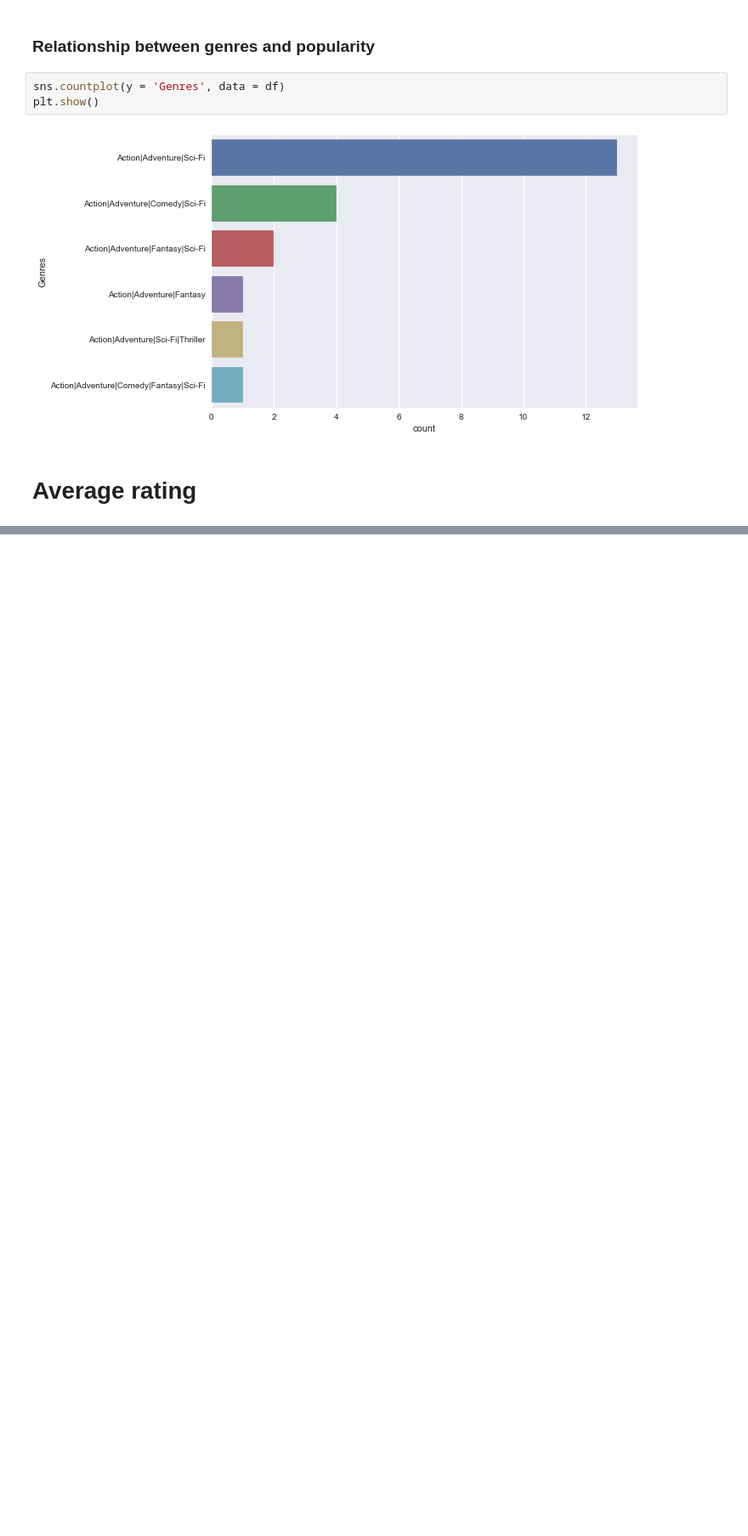
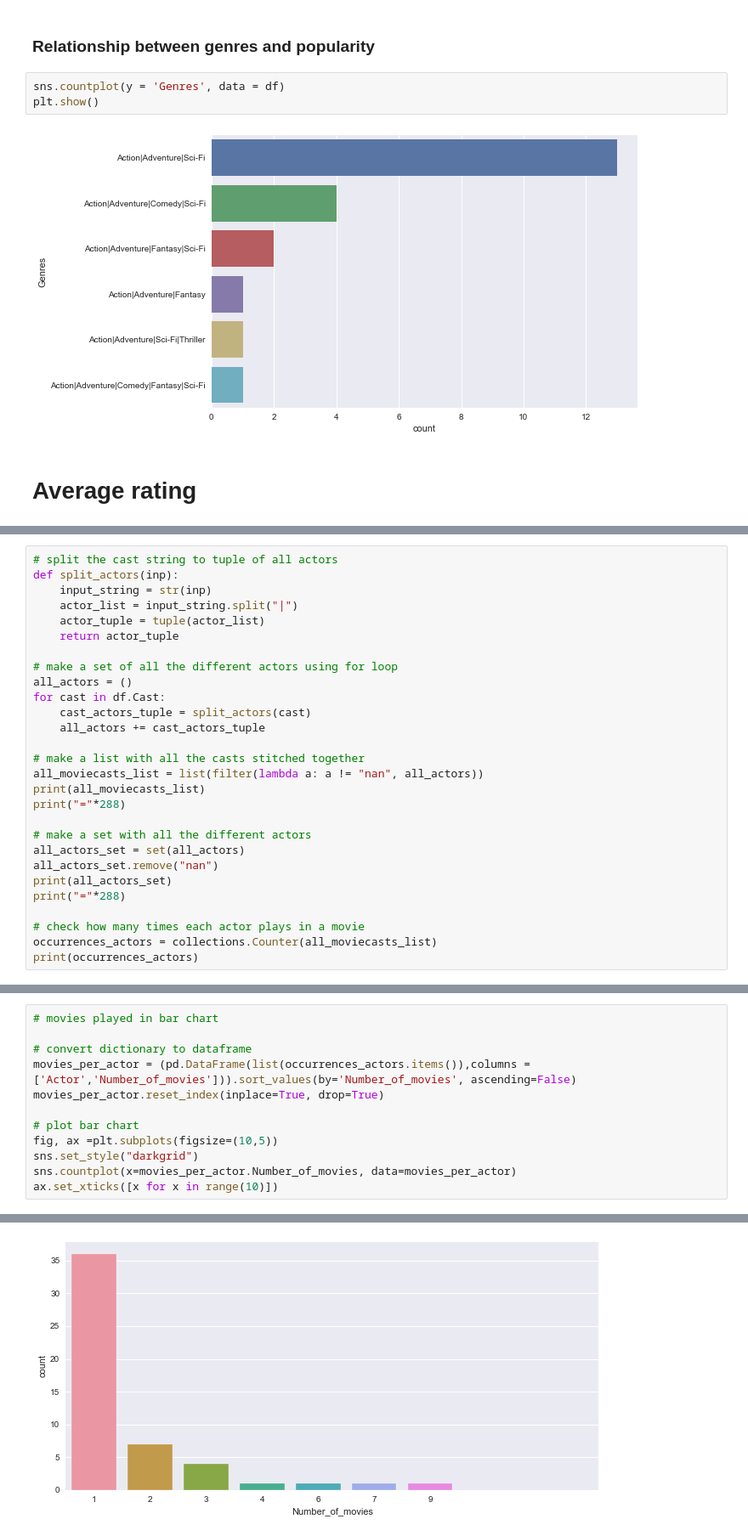
Before and after one commit to Mcgorane/kaggle-challenge2, a Jupyter notebook: marvel-notebook.ipynb, the cells around one changed output, grey strips where cells are left out. Shown at 85% size. Saved outputs shown, nothing was run; the diff lists cells and outputs as text; blank space fills up the shorter version.

```diff
--- a/marvel-notebook.ipynb
+++ b/marvel-notebook.ipynb
@@ -139,0 +70,28 @@ plt.show()
+# %%
+# split the cast string to tuple of all actors
+def split_actors(inp):
+    input_string = str(inp)
+    actor_list = input_string.split("|")
+    actor_tuple = tuple(actor_list)
+    return actor_tuple
+
+# make a set of all the different actors using for loop
+all_actors = ()
+for cast in df.Cast:
+    cast_actors_tuple = split_actors(cast)
+    all_actors += cast_actors_tuple
+
+# make a list with all the casts stitched together
+all_moviecasts_list = list(filter(lambda a: a != "nan", all_actors))
+print(all_moviecasts_list)
+print("="*288)
+
+# make a set with all the different actors
+all_actors_set = set(all_actors)
+all_actors_set.remove("nan")
+print(all_actors_set)
+print("="*288)
+
+# check how many times each actor plays in a movie
+occurrences_actors = collections.Counter(all_moviecasts_list)
+print(occurrences_actors)
@@ -139,0 +104,13 @@ plt.show()
+# %%
+# movies played in bar chart
+
+# convert dictionary to dataframe
+movies_per_actor = (pd.DataFrame(list(occurrences_actors.items()),columns = ['Actor','Number_of_movies'])).sort_values(by='Number_of_movies', ascending=False)
+movies_per_actor.reset_index(inplace=True, drop=True)
+
+# plot bar chart
+fig, ax =plt.subplots(figsize=(10,5))
+sns.set_style("darkgrid")
+sns.countplot(x=movies_per_actor.Number_of_movies, data=movies_per_actor)
+ax.set_xticks([x for x in range(10)])
+# %% [output]
@@ -139,0 +127 @@ plt.show()
+[figure, added]
```
Also changed, not shown: parts of 20 cells of this notebook, 1 other file.
